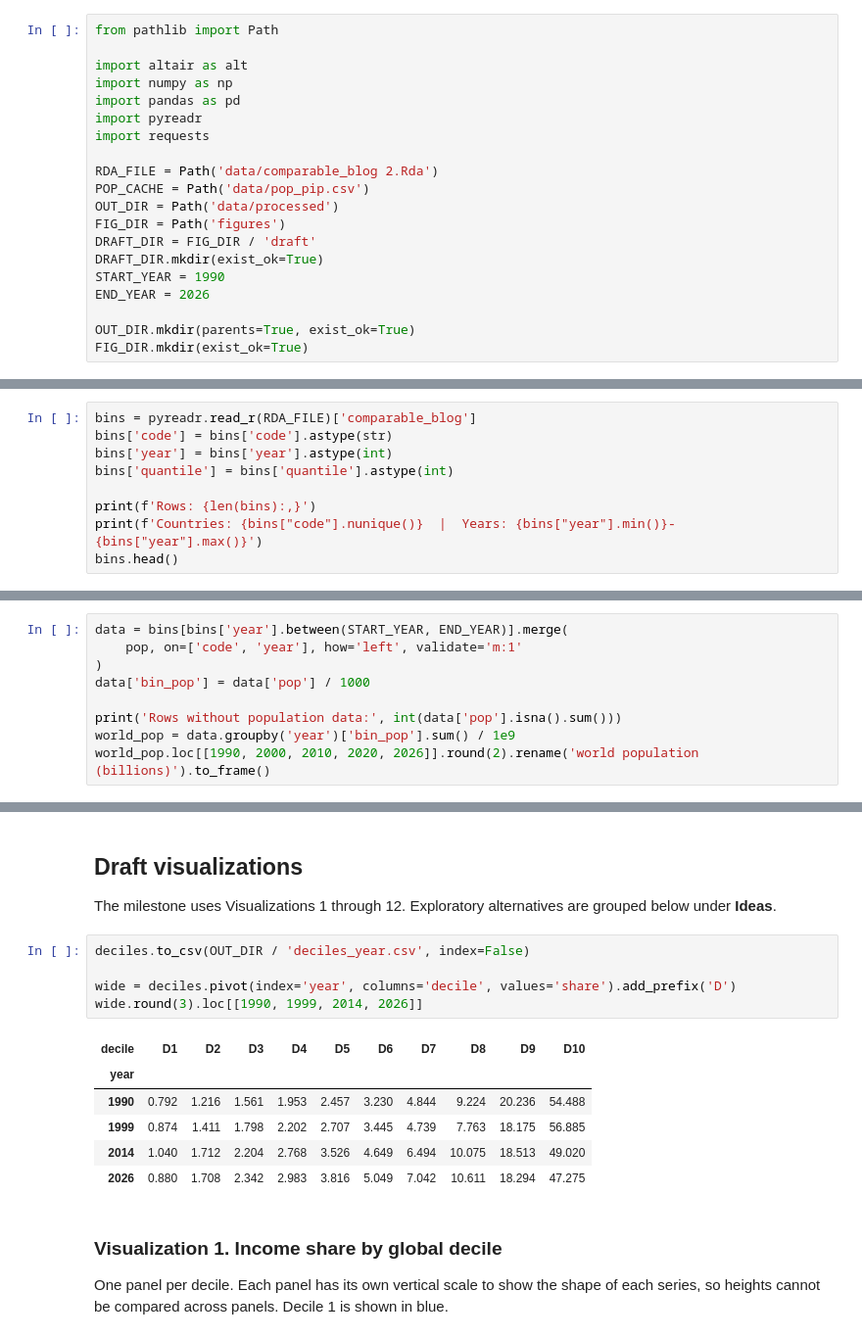
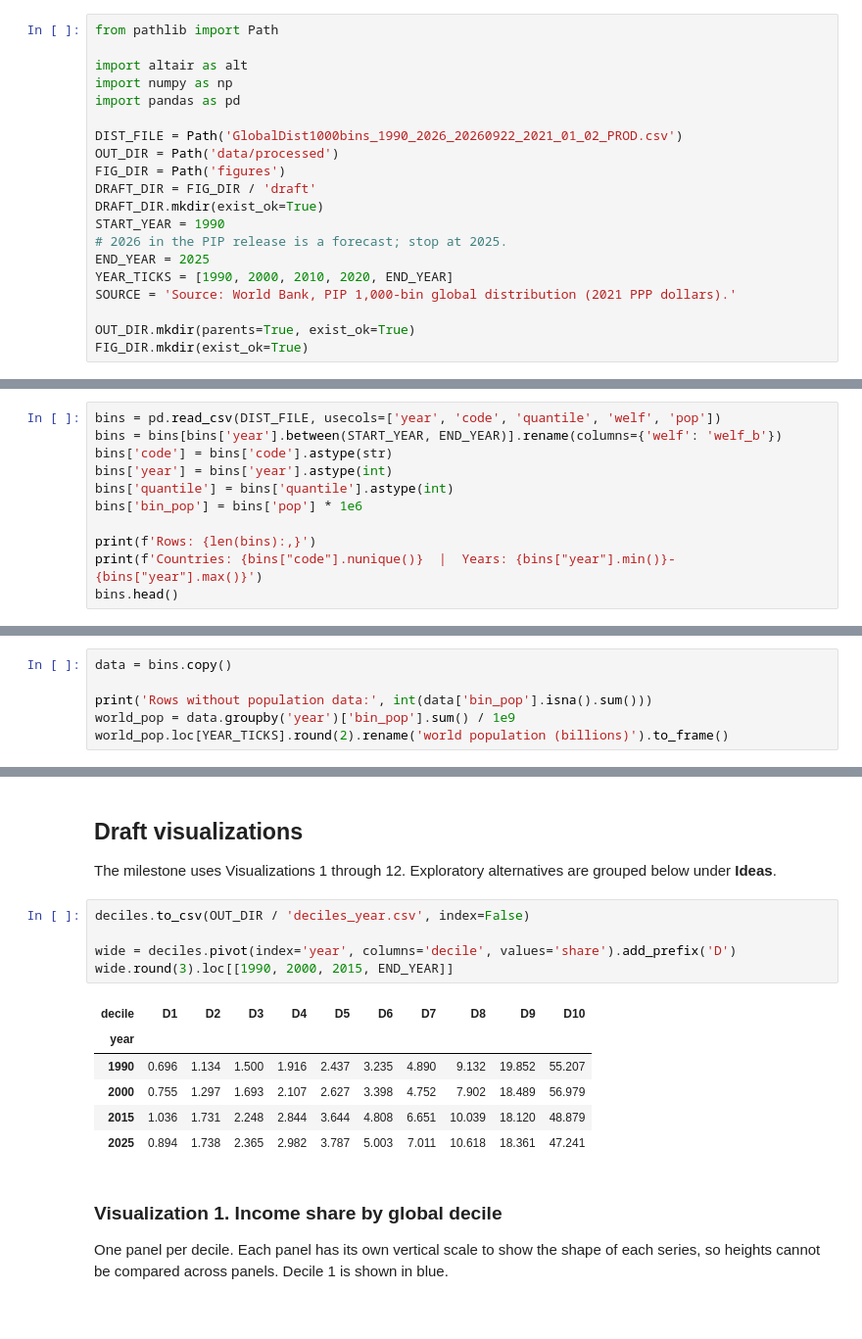
Before and after one commit to daniavayu/CAPP-static-viz, a Jupyter notebook: 00_build_deciles.ipynb, the cells around one changed output, grey strips where cells are left out. Shown at 98% size. Cells and saved outputs as stored; diff of their text form.

```diff
--- a/00_build_deciles.ipynb
+++ b/00_build_deciles.ipynb
@@ -17,17 +19,17 @@ from pathlib import Path
 import altair as alt
 import numpy as np
 import pandas as pd
-import pyreadr
-import requests
 
-RDA_FILE = Path('data/comparable_blog 2.Rda')
-POP_CACHE = Path('data/pop_pip.csv')
+DIST_FILE = Path('GlobalDist1000bins_1990_2026_20260922_2021_01_02_PROD.csv')
 OUT_DIR = Path('data/processed')
 FIG_DIR = Path('figures')
 DRAFT_DIR = FIG_DIR / 'draft'
 DRAFT_DIR.mkdir(exist_ok=True)
 START_YEAR = 1990
-END_YEAR = 2026
+# 2026 in the PIP release is a forecast; stop at 2025.
+END_YEAR = 2025
+YEAR_TICKS = [1990, 2000, 2010, 2020, END_YEAR]
+SOURCE = 'Source: World Bank, PIP 1,000-bin global distribution (2021 PPP dollars).'
 
 OUT_DIR.mkdir(parents=True, exist_ok=True)
 FIG_DIR.mkdir(exist_ok=True)
@@ -38,8 +40,10 @@ The file `comparable_blog 2.Rda` contains one row for each **country, year, and
 # %%
-bins = pyreadr.read_r(RDA_FILE)['comparable_blog']
+bins = pd.read_csv(DIST_FILE, usecols=['year', 'code', 'quantile', 'welf', 'pop'])
+bins = bins[bins['year'].between(START_YEAR, END_YEAR)].rename(columns={'welf': 'welf_b'})
 bins['code'] = bins['code'].astype(str)
 bins['year'] = bins['year'].astype(int)
 bins['quantile'] = bins['quantile'].astype(int)
+bins['bin_pop'] = bins['pop'] * 1e6
 
 print(f'Rows: {len(bins):,}')
 print(f'Countries: {bins["code"].nunique()}  |  Years: {bins["year"].min()}-{bins["year"].max()}')
@@ -162,12 +149,9 @@ pop.head()
 # %%
-data = bins[bins['year'].between(START_YEAR, END_YEAR)].merge(
-    pop, on=['code', 'year'], how='left', validate='m:1'
-)
-data['bin_pop'] = data['pop'] / 1000
+data = bins.copy()
 
-print('Rows without population data:', int(data['pop'].isna().sum()))
+print('Rows without population data:', int(data['bin_pop'].isna().sum()))
 world_pop = data.groupby('year')['bin_pop'].sum() / 1e9
-world_pop.loc[[1990, 2000, 2010, 2020, 2026]].round(2).rename('world population (billions)').to_frame()
+world_pop.loc[YEAR_TICKS].round(2).rename('world population (billions)').to_frame()
 # %% [output]
 Rows without population data: 0
 |  | world population (billions) |
@@ -231,15 +215,15 @@ The milestone uses Visualizations 1 through 12. Exploratory alternatives are gro
 # %%
 deciles.to_csv(OUT_DIR / 'deciles_year.csv', index=False)
 
 wide = deciles.pivot(index='year', columns='decile', values='share').add_prefix('D')
-wide.round(3).loc[[1990, 1999, 2014, 2026]]
+wide.round(3).loc[[1990, 2000, 2015, END_YEAR]]
 # %% [output]
 | decile | D1 | D2 | D3 | D4 | D5 | D6 | D7 | D8 | D9 | D10 |
 | year |  |  |  |  |  |  |  |  |  |  |
-| 1990 | 0.792 | 1.216 | 1.561 | 1.953 | 2.457 | 3.230 | 4.844 | 9.224 | 20.236 | 54.488 |
-| 1999 | 0.874 | 1.411 | 1.798 | 2.202 | 2.707 | 3.445 | 4.739 | 7.763 | 18.175 | 56.885 |
-| 2014 | 1.040 | 1.712 | 2.204 | 2.768 | 3.526 | 4.649 | 6.494 | 10.075 | 18.513 | 49.020 |
-| 2026 | 0.880 | 1.708 | 2.342 | 2.983 | 3.816 | 5.049 | 7.042 | 10.611 | 18.294 | 47.275 |
+| 1990 | 0.696 | 1.134 | 1.500 | 1.916 | 2.437 | 3.235 | 4.890 | 9.132 | 19.852 | 55.207 |
+| 2000 | 0.755 | 1.297 | 1.693 | 2.107 | 2.627 | 3.398 | 4.752 | 7.902 | 18.489 | 56.979 |
+| 2015 | 1.036 | 1.731 | 2.248 | 2.844 | 3.644 | 4.808 | 6.651 | 10.039 | 18.120 | 48.879 |
+| 2025 | 0.894 | 1.738 | 2.365 | 2.982 | 3.787 | 5.003 | 7.011 | 10.618 | 18.361 | 47.241 |
 # %% [markdown]
 ### Visualization 1. Income share by global decile
 
```
Also changed, not shown: parts of 30 cells of this notebook.
